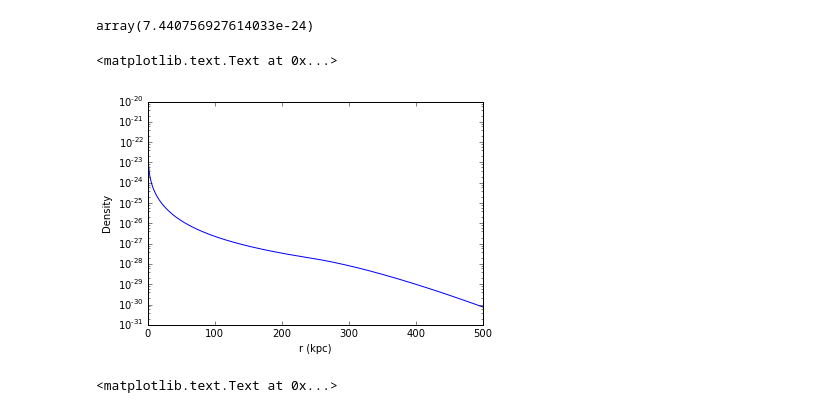
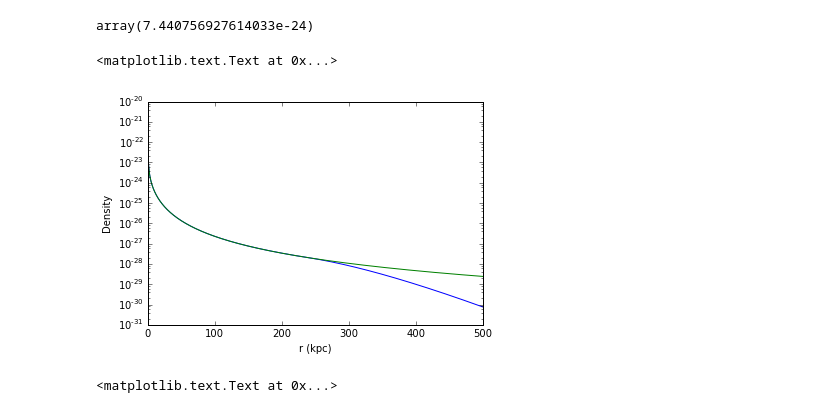
Before and after one commit to aemerick/dwarfs, a Jupyter notebook: analysis/dark_matter_ic/profile_tests.ipynb, the cells around one changed output. Saved outputs shown, nothing was run; the diff lists cells and outputs as text; code cells hidden in the pictures.

```diff
--- a/analysis/dark_matter_ic/profile_tests.ipynb
+++ b/analysis/dark_matter_ic/profile_tests.ipynb
@@ -69,7 +75,7 @@ NFW.density(1000.0*cgs.pc)
 # %% [output]
 array(7.440756927614033e-24)
 # %%
-r = np.linspace(0.001,500.0,10000.0)*cgs.kpc
+r = np.linspace(0.001,500.0,1000.0)*cgs.kpc
 # %%
 rho = NFW.density(r)
 # %%
@@ -78,12 +84,15 @@ drho_dr = NFW.first_derivative(r)
 drho_drdr = NFW.second_derivative(r)
 # %%
 plt.plot(r/cgs.kpc,rho)
+
+plt.plot(r/cgs.kpc, NFW.rho_s/((r/NFW.r_s)*(1.0+(r/NFW.r_s))**2))
+
 plt.semilogy()
 plt.xlabel('r (kpc)')
 plt.ylabel('Density')
 # %% [output]
 <matplotlib.text.Text at 0x...>
-[figure, old version]
+[figure, new version]
 # %%
 plt.plot(r/cgs.kpc, np.log10(-NFW.first_derivative(r)))
 plt.xlabel('r (kpc)')
```
Also changed, not shown: parts of 16 cells of this notebook, 1 other file.
